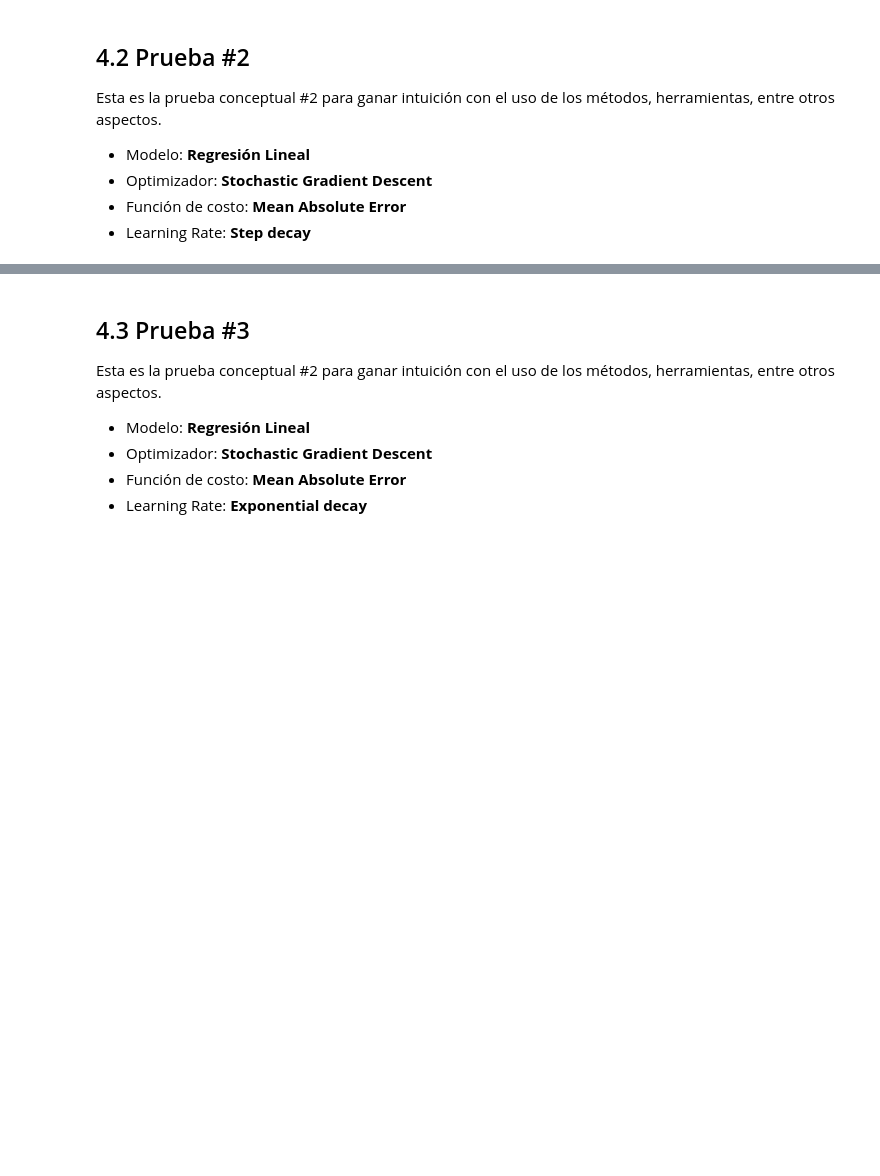
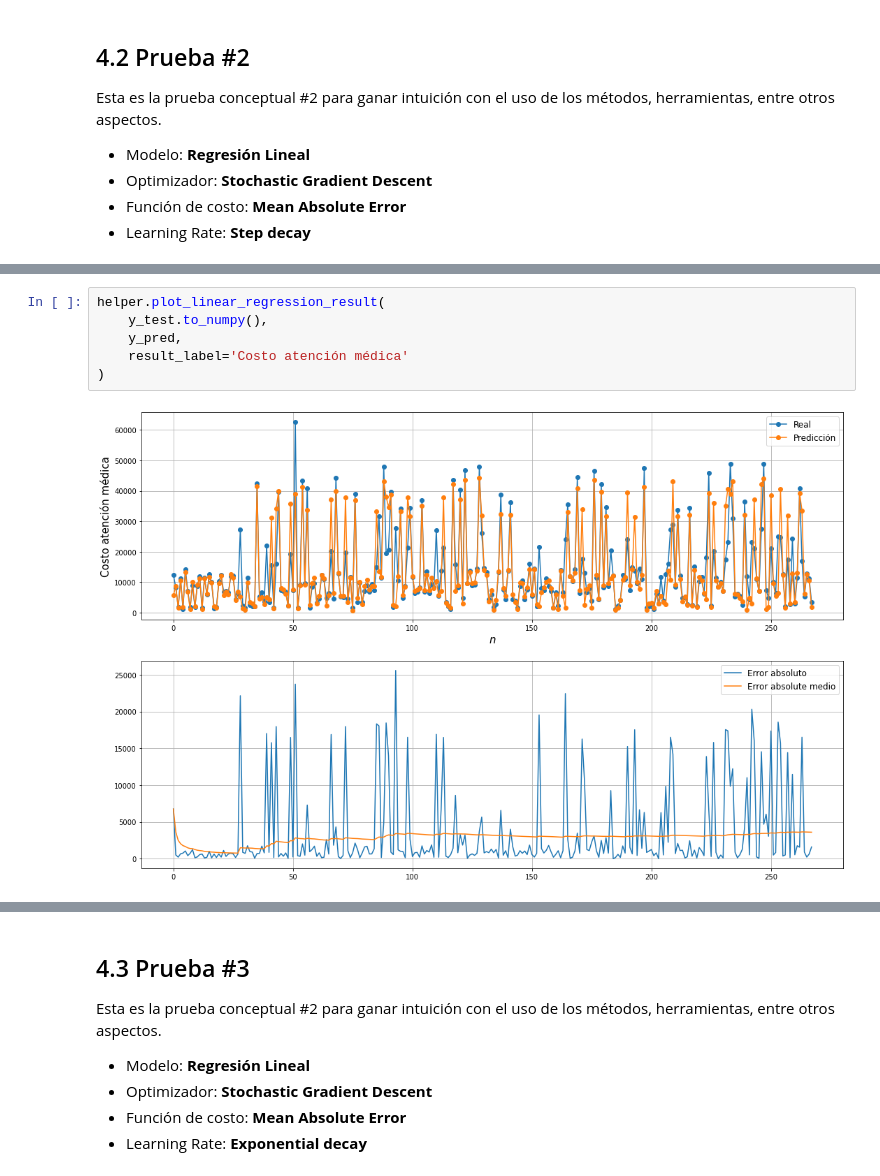
Before and after one commit to Kammann123/nn-tp2, a Jupyter notebook: notebooks/ej2/ej2_regresion_lineal.ipynb, the cells around one changed output, grey strips where cells are left out. Drawn from its saved outputs; the diff is of its cells as text; blank space fills up the shorter version.

```diff
--- a/notebooks/ej2/ej2_regresion_lineal.ipynb
+++ b/notebooks/ej2/ej2_regresion_lineal.ipynb
@@ -366,0 +333,8 @@ plt.show()
+# %%
+helper.plot_linear_regression_result(
+    y_test.to_numpy(),
+    y_pred,
+    result_label='Costo atención médica'
+)
+# %% [output]
+[figure, added]
```
Also changed, not shown: parts of 31 cells of this notebook, 6 other files.
